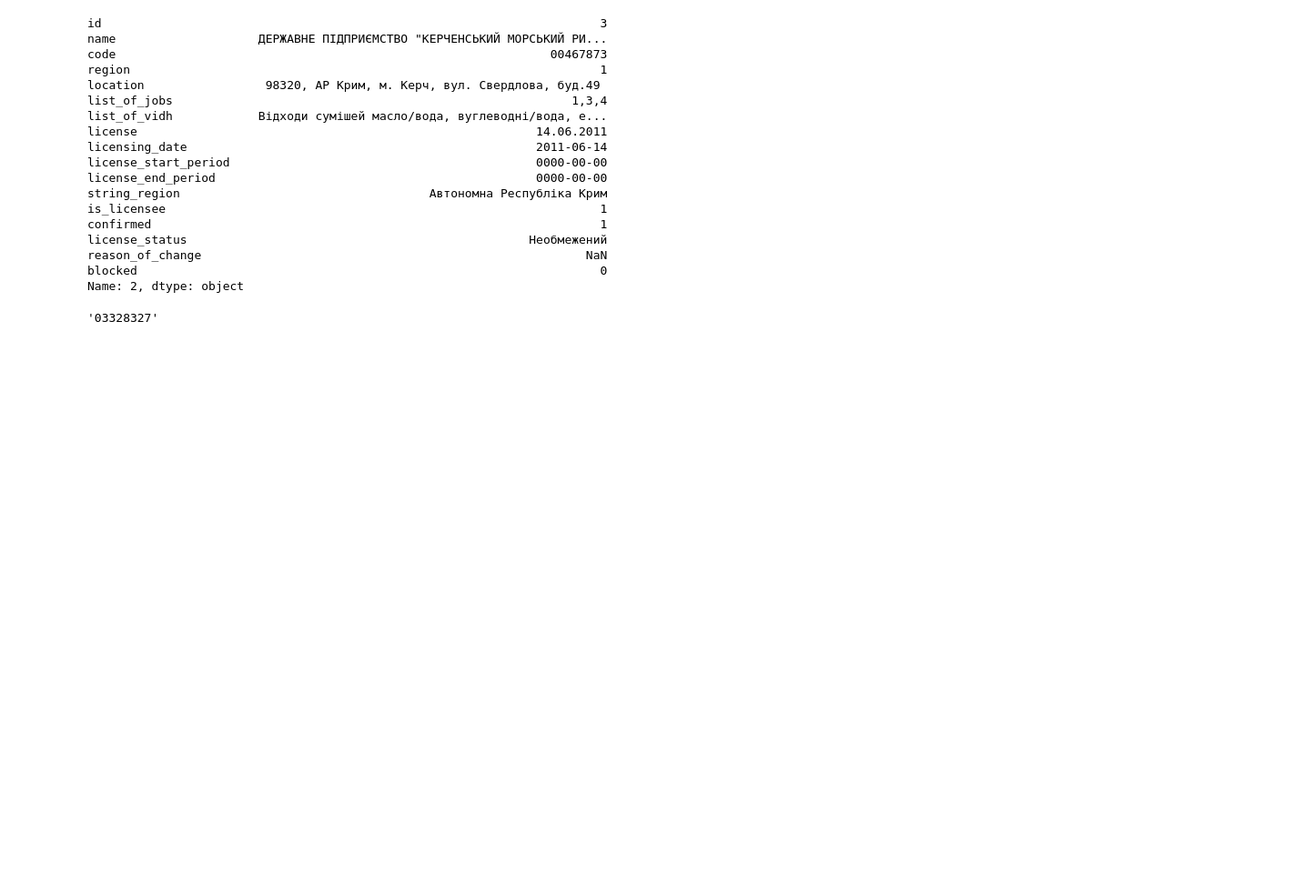
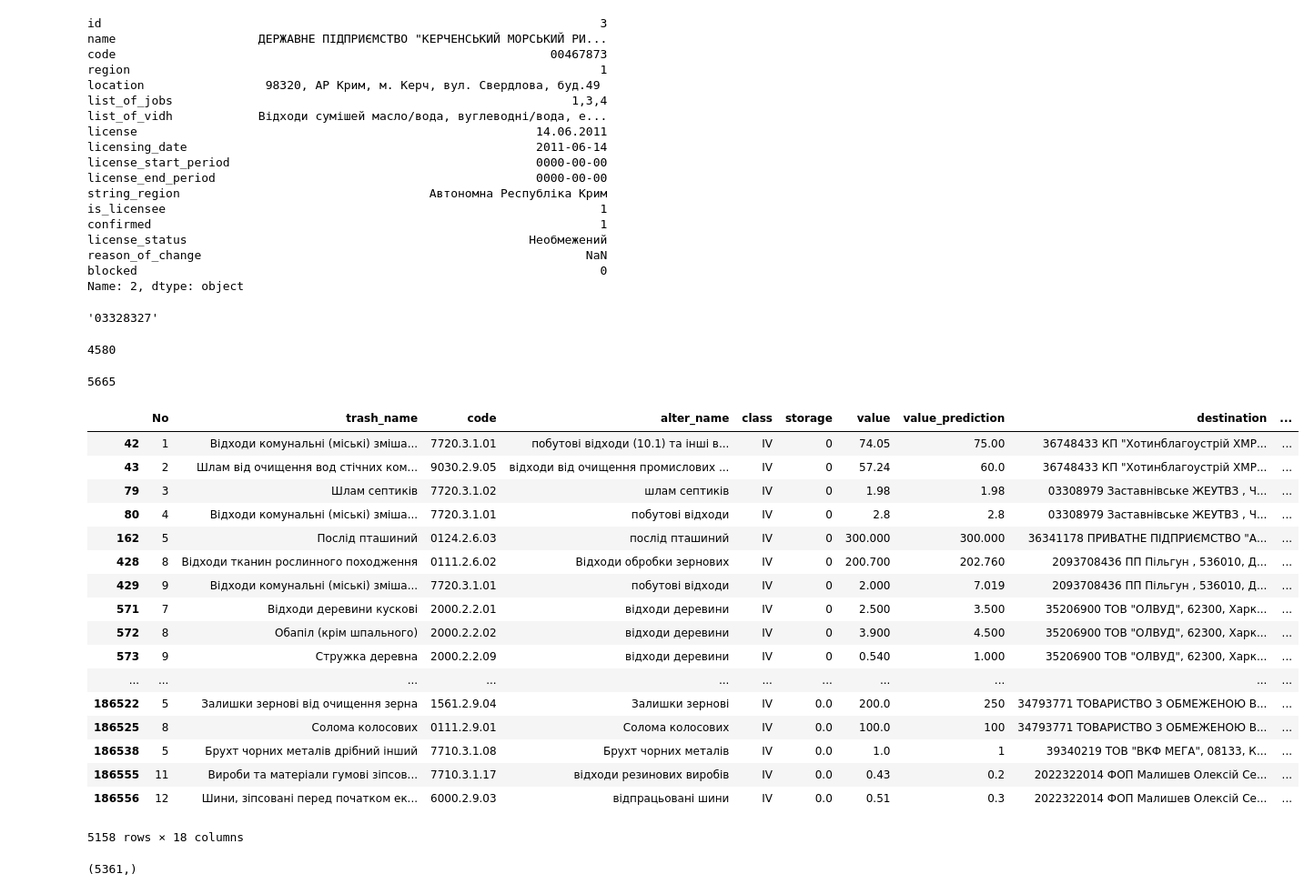
Before and after one commit to st-rom/WUA, a Jupyter notebook: decl_comperator.ipynb, the cells around one changed output. Shown at 91% size. Drawn from its saved outputs; the diff is of its cells as text; code cells hidden in the pictures; blank space fills up the shorter version.

```diff
--- a/decl_comperator.ipynb
+++ b/decl_comperator.ipynb
@@ -100,3 +88,32 @@ for i in data2['code']:
     if i in list(data['dest_edrpou']):
         codes.append(i)
 #     print(data.loc[data['dest_name'] == i])
+# %%
+len(names)
+# %% [output]
+4580
+# %%
+len(codes)
+# %% [output]
+5665
+# %%
+data[data['dest_edrpou'].isin(list(data2['code'])) == False]
+# %% [output]
+|  | No | trash_name | code | alter_name | class | storage | value | value_prediction | destination | ... |
+| 42 | 1 | Відходи комунальні (міські) зміша... | 7720.3.1.01 | побутові відходи (10.1) та інші в... | ІV | 0 | 74.05 | 75.00 | 36748433 КП "Хотинблагоустрій ХМР... | ... |
+| 43 | 2 | Шлам від очищення вод стічних ком... | 9030.2.9.05 | відходи від очищення промислових ... | ІV | 0 | 57.24 | 60.0 | 36748433 КП "Хотинблагоустрій ХМР... | ... |
+| 79 | 3 | Шлам септиків | 7720.3.1.02 | шлам септиків | ІV | 0 | 1.98 | 1.98 | 03308979 Заставнівське ЖЕУТВЗ , Ч... | ... |
+| 80 | 4 | Відходи комунальні (міські) зміша... | 7720.3.1.01 | побутові відходи | ІV | 0 | 2.8 | 2.8 | 03308979 Заставнівське ЖЕУТВЗ , Ч... | ... |
+| 162 | 5 | Послід пташиний | 0124.2.6.03 | послід пташиний | ІV | 0 | 300.000 | 300.000 | 36341178 ПРИВАТНЕ ПІДПРИЄМСТВО "А... | ... |
+| 428 | 8 | Відходи тканин рослинного походження | 0111.2.6.02 | Відходи обробки зернових | ІV | 0 | 200.700 | 202.760 | 2093708436 ПП Пільгун , 536010, Д... | ... |
+| 429 | 9 | Відходи комунальні (міські) зміша... | 7720.3.1.01 | побутові відходи | ІV | 0 | 2.000 | 7.019 | 2093708436 ПП Пільгун , 536010, Д... | ... |
+| 571 | 7 | Відходи деревини кускові | 2000.2.2.01 | відходи деревини | ІV | 0 | 2.500 | 3.500 | 35206900 ТОВ "ОЛВУД", 62300, Харк... | ... |
+| 572 | 8 | Обапіл (крім шпального) | 2000.2.2.02 | відходи деревини | ІV | 0 | 3.900 | 4.500 | 35206900 ТОВ "ОЛВУД", 62300, Харк... | ... |
+| 573 | 9 | Стружка деревна | 2000.2.2.09 | відходи деревини | ІV | 0 | 0.540 | 1.000 | 35206900 ТОВ "ОЛВУД", 62300, Харк... | ... |
+| ... | ... | ... | ... | ... | ... | ... | ... | ... | ... | ... |
+| 186522 | 5 | Залишки зернові від очищення зерна | 1561.2.9.04 | Залишки зернові | ІV | 0.0 | 200.0 | 250 | 34793771 ТОВАРИСТВО З ОБМЕЖЕНОЮ В... | ... |
+| 186525 | 8 | Солома колосових | 0111.2.9.01 | Солома колосових | ІV | 0.0 | 100.0 | 100 | 34793771 ТОВАРИСТВО З ОБМЕЖЕНОЮ В... | ... |
+| 186538 | 5 | Брухт чорних металів дрібний інший | 7710.3.1.08 | Брухт чорних металів | ІV | 0.0 | 1.0 | 1 | 39340219 ТОВ "ВКФ МЕГА", 08133, К... | ... |
+| 186555 | 11 | Вироби та матеріали гумові зіпсов... | 7710.3.1.17 | відходи резинових виробів | ІV | 0.0 | 0.43 | 0.2 | 2022322014 ФОП Малишев Олексій Се... | ... |
+| 186556 | 12 | Шини, зіпсовані перед початком ек... | 6000.2.9.03 | відпрацьовані шини | ІV | 0.0 | 0.51 | 0.3 | 2022322014 ФОП Малишев Олексій Се... | ... |
+5158 rows × 18 columns
@@ -102,0 +122,4 @@ for i in data2['code']:
+# %%
+data['dest_edrpou'].unique().shape
+# %% [output]
+(5361,)
```
Also changed, not shown: parts of 24 cells of this notebook, 3 other files.
